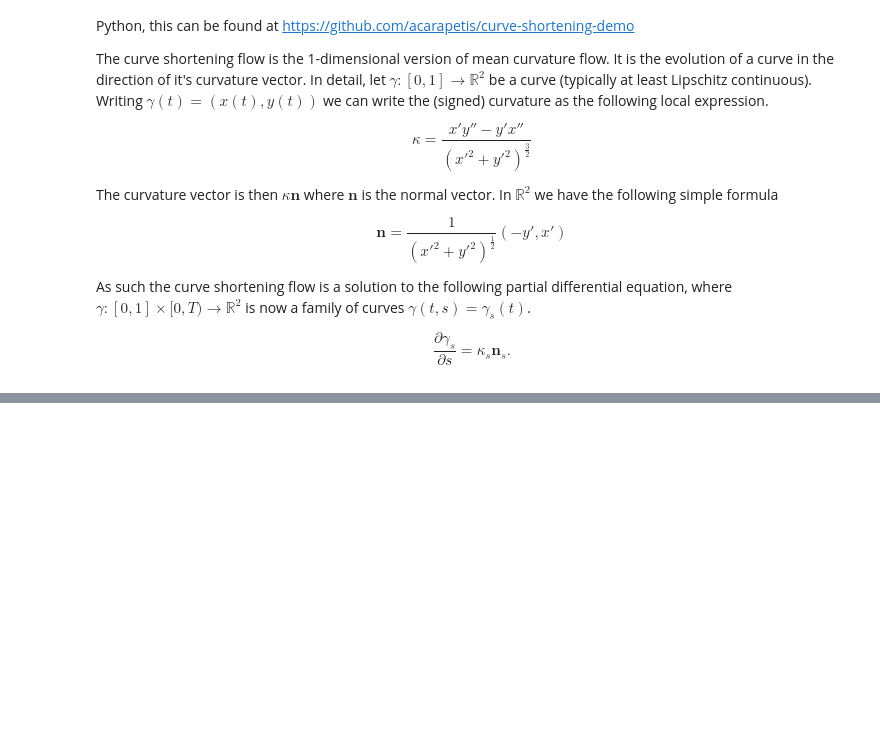
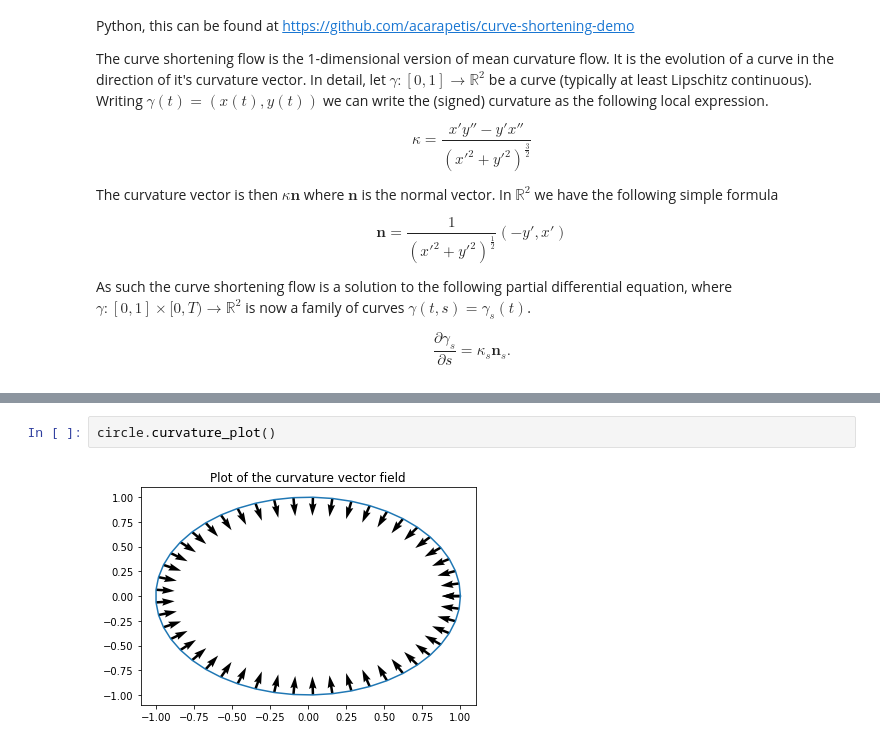
Before and after one commit to bwdGitHub/CurveShorteningFlow, a Jupyter notebook: Curve Shortening Flow.ipynb, the cells around one changed output, grey strips where cells are left out. Drawn from its saved outputs; the diff is of its cells as text; blank space fills up the shorter version.

```diff
--- a/Curve Shortening Flow.ipynb
+++ b/Curve Shortening Flow.ipynb
@@ -190,0 +190,4 @@ HTML(anim.to_html5_video())
+# %%
+circle.curvature_plot()
+# %% [output]
+[figure, added]
```
Also changed, not shown: parts of 25 cells of this notebook.
